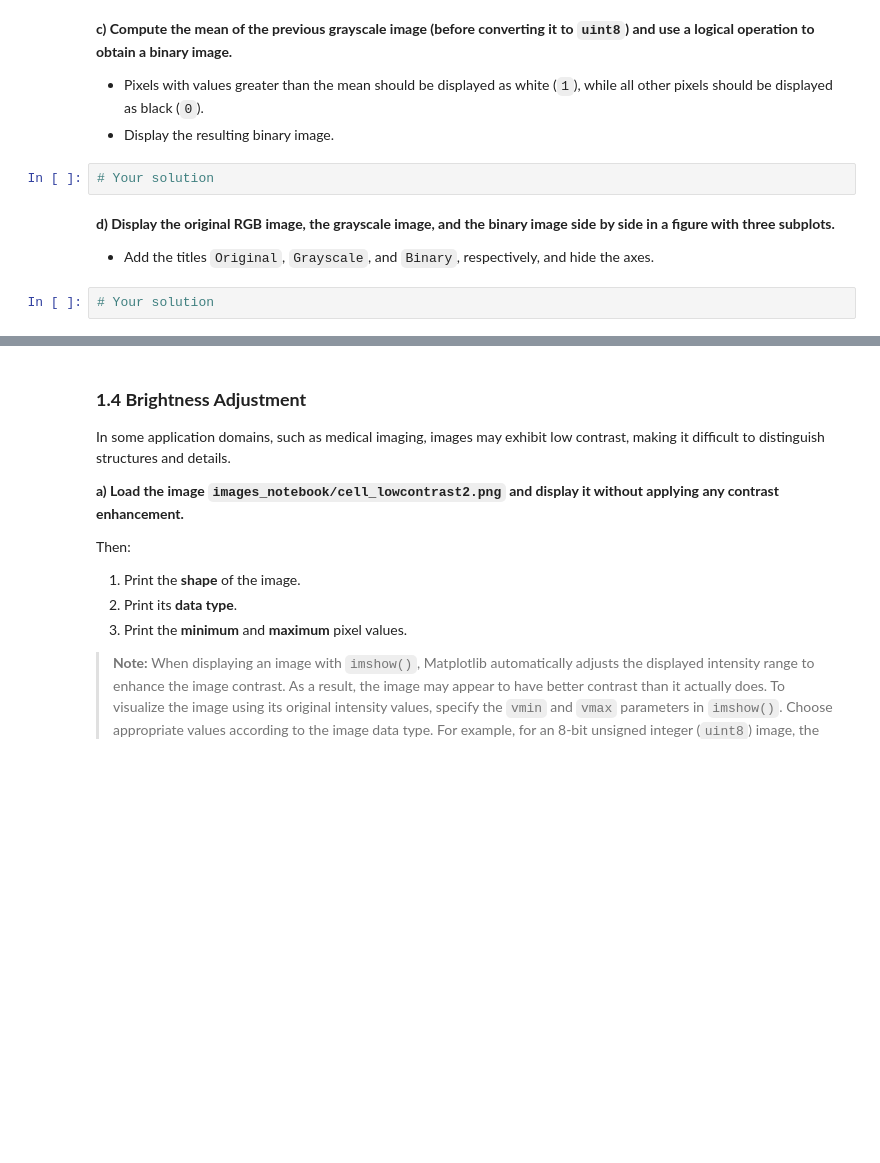
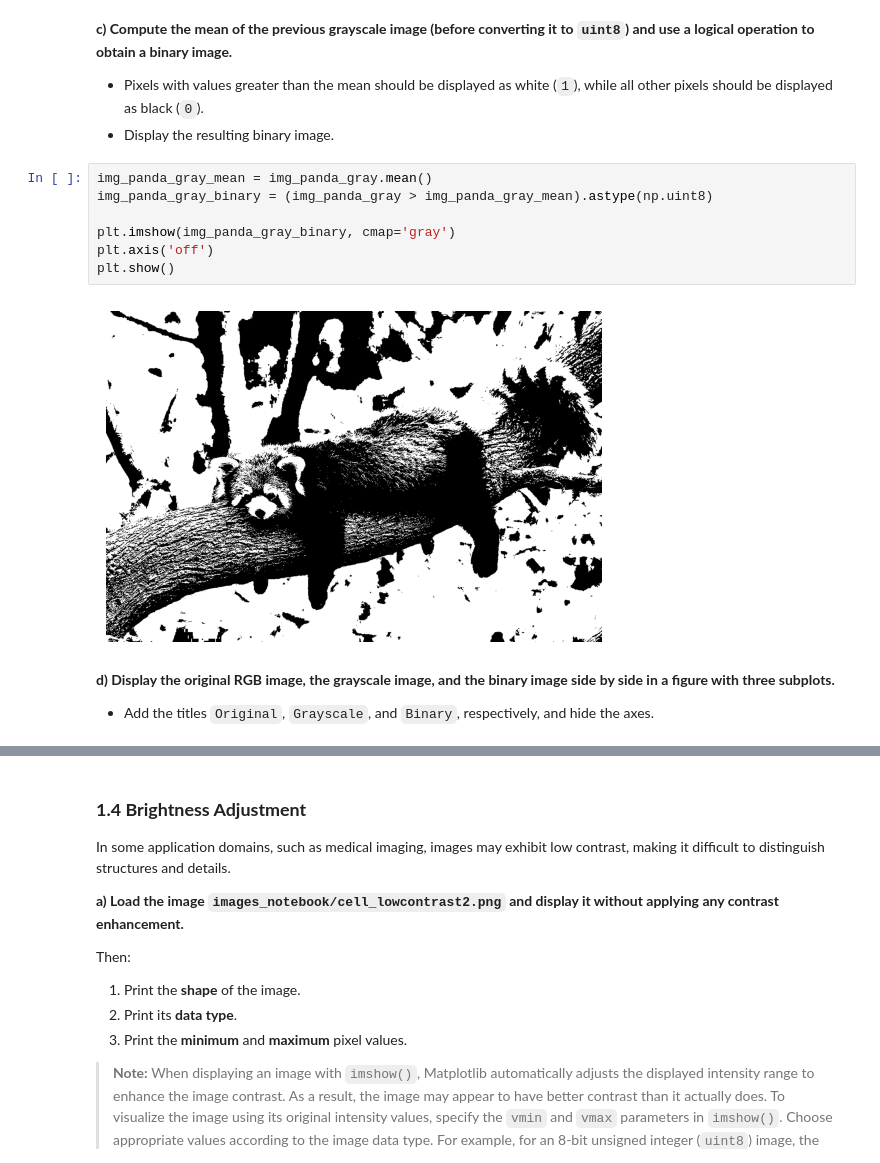
Before and after one commit to marcvergees/VA-P1, a Jupyter notebook: p1_material/2026_ComputerVision_P1.ipynb, the cells around one changed output, grey strips where cells are left out. Drawn from its saved outputs; the diff is of its cells as text; blank space fills up the shorter version.

```diff
--- a/p1_material/2026_ComputerVision_P1.ipynb
+++ b/p1_material/2026_ComputerVision_P1.ipynb
@@ -226,10 +284,15 @@ io.imsave('output/rgb_image.png',image_rgb_2)
 **c) Compute the mean of the previous grayscale image (before converting it to `uint8`) and use a logical operation to obtain a binary image.**
 - Pixels with values greater than the mean should be displayed as white (`1`), while all other pixels should be displayed as black (`0`).
 - Display the resulting binary image.
-# %%
-# Your solution
+# %%
+img_panda_gray_mean = img_panda_gray.mean()
+img_panda_gray_binary = (img_panda_gray > img_panda_gray_mean).astype(np.uint8)
+
+plt.imshow(img_panda_gray_binary, cmap='gray')
+plt.axis('off')
+plt.show()
+# %% [output]
+[figure, added]
 # %% [markdown]
 **d) Display the original RGB image, the grayscale image, and the binary image side by side in a figure with three subplots.**
 - Add the titles `Original`, `Grayscale`, and `Binary`, respectively, and hide the axes.
-# %%
-# Your solution
```
Also changed, not shown: parts of 11 cells of this notebook, 1 other file.
